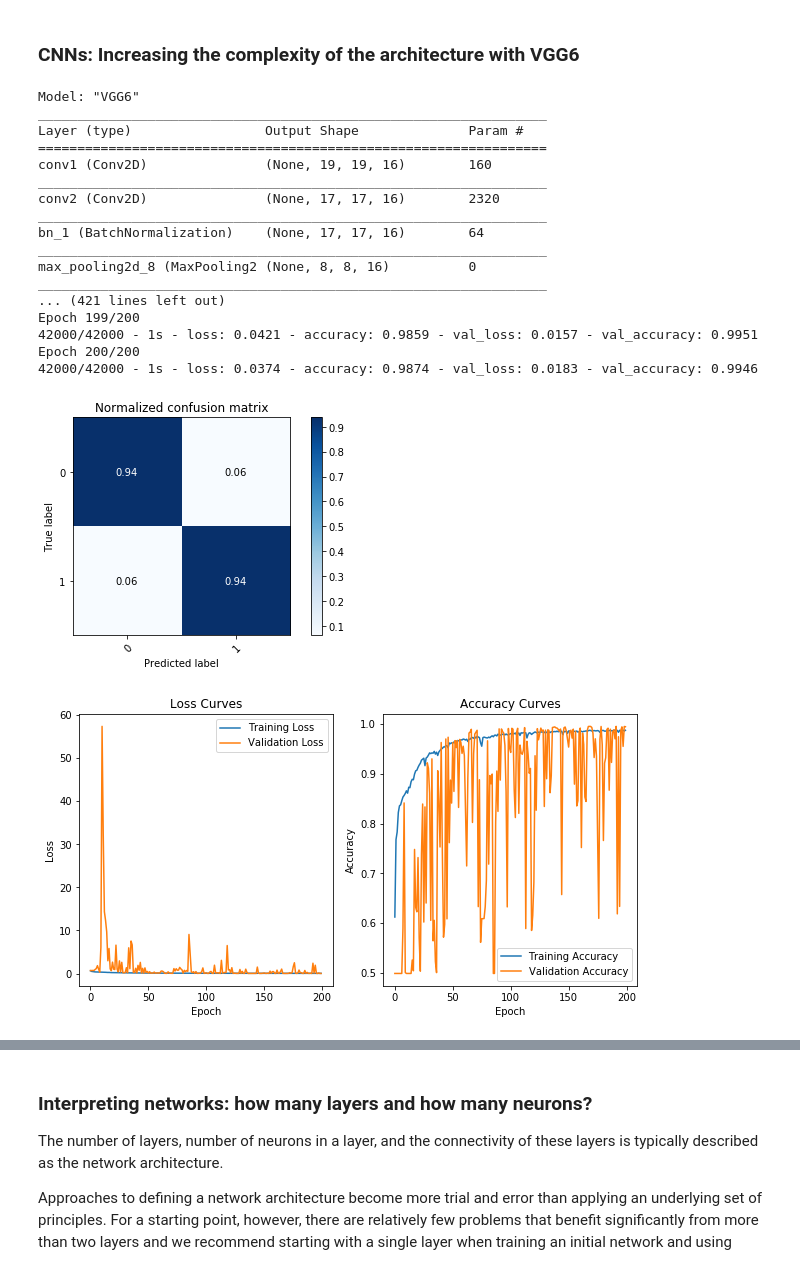
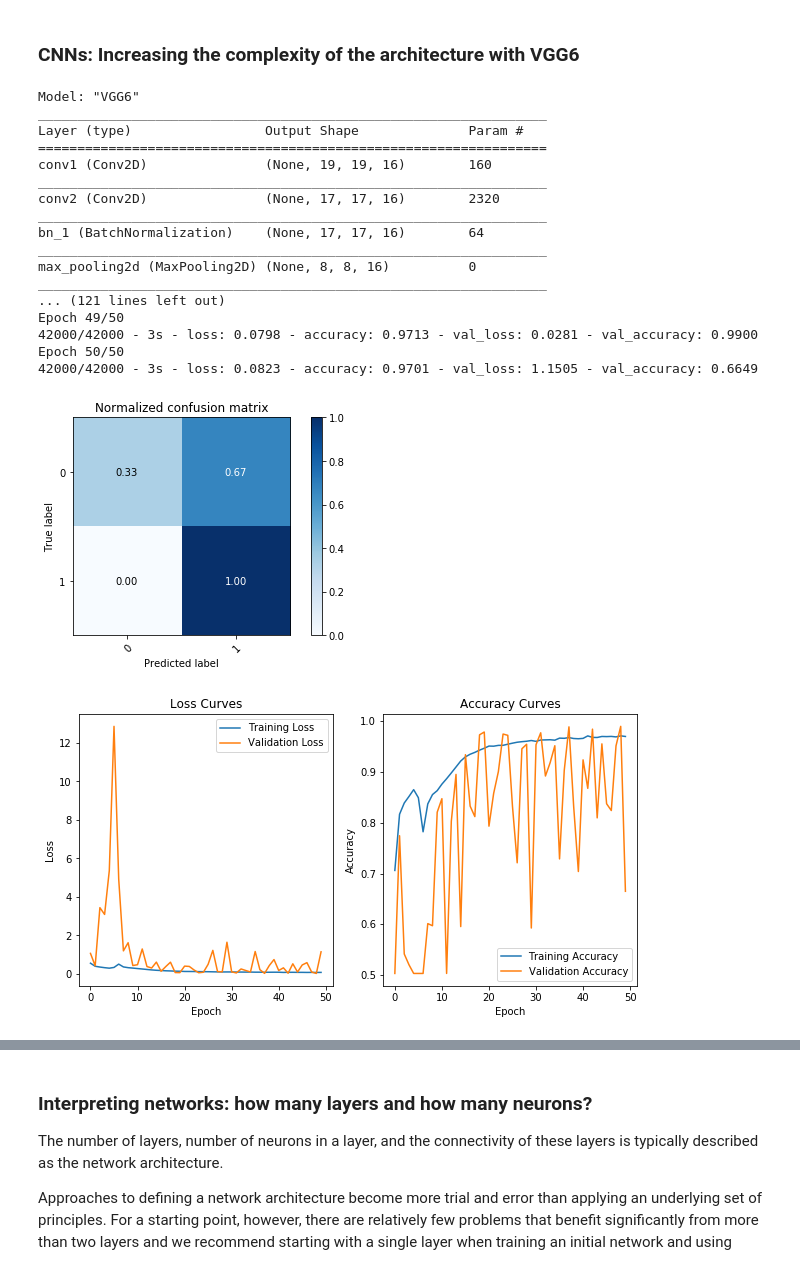
Before and after one commit to astroML/astroML-workshop_AAS235, a Jupyter notebook: deep_learning/neural_network.ipynb, the cells around one changed output, grey strips where cells are left out. Drawn from its saved outputs; the diff is of its cells as text; code cells hidden in the pictures.

```diff
--- a/deep_learning/neural_network.ipynb
+++ b/deep_learning/neural_network.ipynb
@@ -116,7 +97,7 @@ def normalize_image(image):
 
     return image
 
-def plot_image_array(images, nrows=2, ncols=5, figsize=[8,4], nx=21, ny=21, title='', subtitle=''):
+def plot_image_array(images, nrows=2, ncols=5, figsize=[8,4], nx=21, ny=21, title='', subtitle=False):
     '''Plot an array of images'''
     fig, ax = plt.subplots(nrows=nrows,ncols=ncols,figsize=figsize)
     fig.subplots_adjust(hspace=0, left=0.07, right=0.95, wspace=0.05, bottom=0.15)
@@ -129,7 +110,9 @@ def plot_image_array(images, nrows=2, ncols=5, figsize=[8,4], nx=21, ny=21, titl
             ax[i][j].yaxis.set_major_formatter(plt.NullFormatter())
 
         ax[i][j].imshow(images[indx].reshape(nx,ny), cmap='gray')
-        ax[i][j].set_title(subtitle)
+        if (subtitle == True):
+            ax[i][j].set_title('True Class: %i, Predicted Class: %i\n  Prob Class 1 %e ' %
+              (np.argmax(class_true[indx]), np.argmax(classes[indx]), classes[indx,1]))
 
     fig.suptitle(title)
     ax[0][0].set_ylabel('$y$')
@@ -143,7 +126,7 @@ def plot_confusion_matrix(y_true, y_pred,
                           title=None,
                           cmap=plt.cm.Blues):
     """
-    This function prints and plots the confusion matrix.
+    From scikit-learn: this function prints and plots the confusion matrix.
     Normalization can be applied by setting `normalize=True`.
     """
     if not title:
@@ -186,10 +169,10 @@ def plot_confusion_matrix(y_true, y_pred,
 def plot_model_history(history):
     '''Plot the training and validation history'''
 
-    loss = model_history.history['loss']
-    val_loss = model_history.history['val_loss']
-    acc = model_history.history['accuracy']
-    val_acc = model_history.history['val_accuracy']
+    loss = history.history['loss']
+    val_loss = history.history['val_loss']
+    acc = history.history['accuracy']
+    val_acc = history.history['val_accuracy']
 
     fig, ax = plt.subplots(nrows=1,ncols=2, figsize=(10,5))
     ax[0].plot(np.arange(n_epochs), loss, label='Training Loss')
@@ -244,10 +224,10 @@ def reshape_arrays(data, labels):
 
 input_stamps = np.vstack([no_point_source_stamps, point_source_stamps])
 stamp_class = np.zeros(len(no_point_source_stamps) + len(point_source_stamps))
-stamp_class[len(no_point_source_stamps):] = 1
+stamp_class[len(no_point_source_stamps):] = 1 # 0 for noise, 1 for a star
 
 (data_train, data_val, data_test), (class_train, class_val, class_test) = split_samples(input_stamps, stamp_class,
-                                                                                        [0.7,0.2,0.1])
+                                                                                        [0.7,0.1,0.2])
 data_train, class_train = reshape_arrays(data_train, class_train)
 data_val, class_val = reshape_arrays(data_val, class_val)
 data_test, class_test = reshape_arrays(data_test, class_test)
@@ -532,9 +565,9 @@ def vgg6(input_shape=(21, 21, 1), n_classes: int = 2):
 # %%
 vgg_model = vgg6()
 vgg_model.compile(loss='categorical_crossentropy', optimizer='sgd', metrics=['accuracy'])
-n_epochs=200
+n_epochs=50
 vgg_model.summary()
-vgg_model_history = vgg_model.fit(data_train, class_train, epochs=n_epochs, batch_size=512, verbose=2,
+vgg_model_history = vgg_model.fit(data_train, class_train, epochs=n_epochs, batch_size=128, verbose=2,
                                   validation_data=(data_val, class_val), shuffle=True)
 # %% [output]
 Model: "VGG6"
@@ -547,19 +580,20 @@ conv2 (Conv2D)               (None, 17, 17, 16)        2320
 _________________________________________________________________
 bn_1 (BatchNormalization)    (None, 17, 17, 16)        64
 _________________________________________________________________
-max_pooling2d_8 (MaxPooling2 (None, 8, 8, 16)          0
+max_pooling2d (MaxPooling2D) (None, 8, 8, 16)          0
 _________________________________________________________________
-... (421 lines left out)
-Epoch 199/200
-42000/42000 - 1s - loss: 0.0421 - accuracy: 0.9859 - val_loss: 0.0157 - val_accuracy: 0.9951
-Epoch 200/200
-42000/42000 - 1s - loss: 0.0374 - accuracy: 0.9874 - val_loss: 0.0183 - val_accuracy: 0.9946
+... (121 lines left out)
+Epoch 49/50
+42000/42000 - 3s - loss: 0.0798 - accuracy: 0.9713 - val_loss: 0.0281 - val_accuracy: 0.9900
+Epoch 50/50
+42000/42000 - 3s - loss: 0.0823 - accuracy: 0.9701 - val_loss: 1.1505 - val_accuracy: 0.6649
 # %%
+classes = vgg_model.predict(data_test)
 plot_confusion_matrix(np.argmax(class_test,axis=1), np.argmax(classes,axis=1), normalize=True,
                       title='Normalized confusion matrix')
 # %% [output]
-[figure, old version]
+[figure, new version]
 # %%
 plot_model_history(vgg_model.history)
 # %% [output]
-[figure, old version]
+[figure, new version]
```
Also changed, not shown: parts of 23 cells of this notebook.
